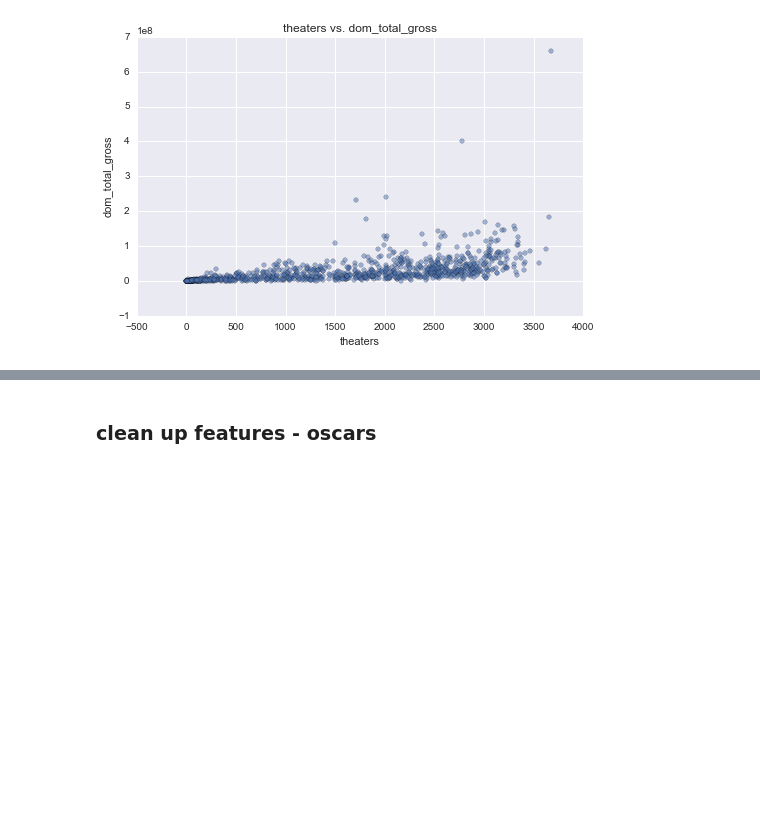
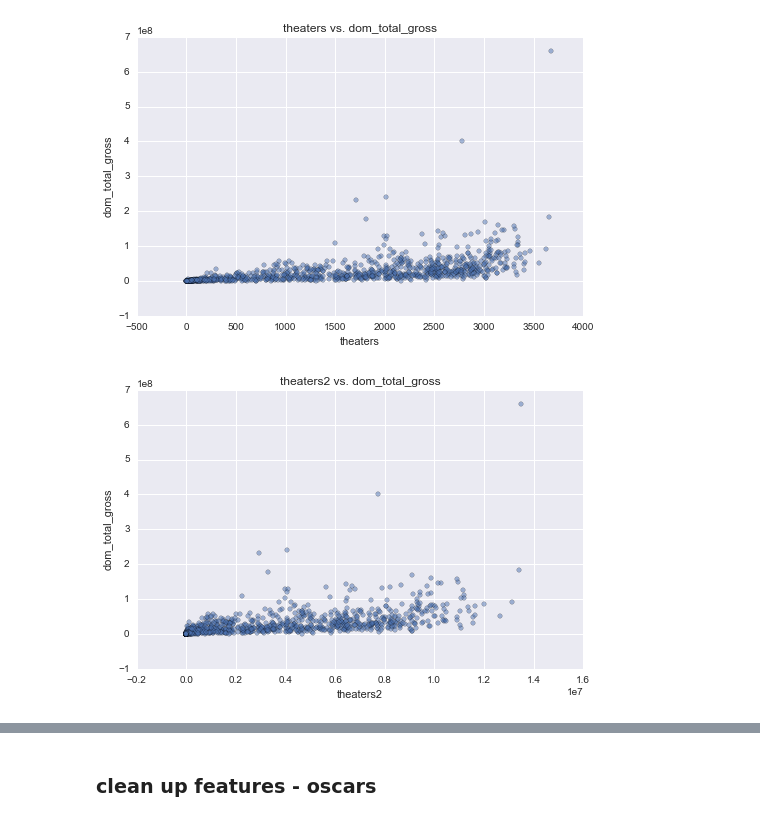
Before and after one commit to dianalam/movie-predictor, a Jupyter notebook: luther-analysis.ipynb, the cells around one changed output, grey strips where cells are left out. Saved outputs shown, nothing was run; the diff lists cells and outputs as text; code cells hidden in the pictures; blank space fills up the shorter version.

```diff
--- a/luther-analysis.ipynb
+++ b/luther-analysis.ipynb
@@ -327,3 +328,7 @@ plot_continuous('budget', 'dom_total_gross', newer_movies)
 plot_continuous('theaters', 'dom_total_gross', newer_movies)
 # %% [output]
 [figure]
+# %%
+plot_continuous('theaters2', 'dom_total_gross', newer_movies)
+# %% [output]
+[figure, added]
```
Also changed, not shown: parts of 34 cells of this notebook.
